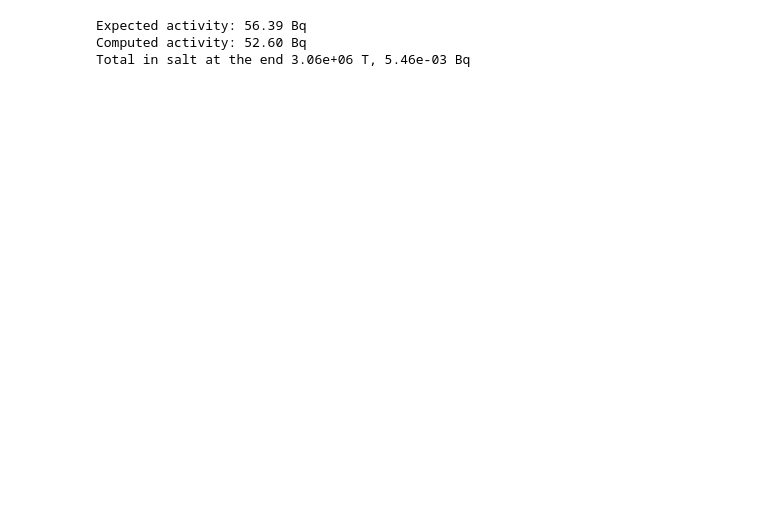
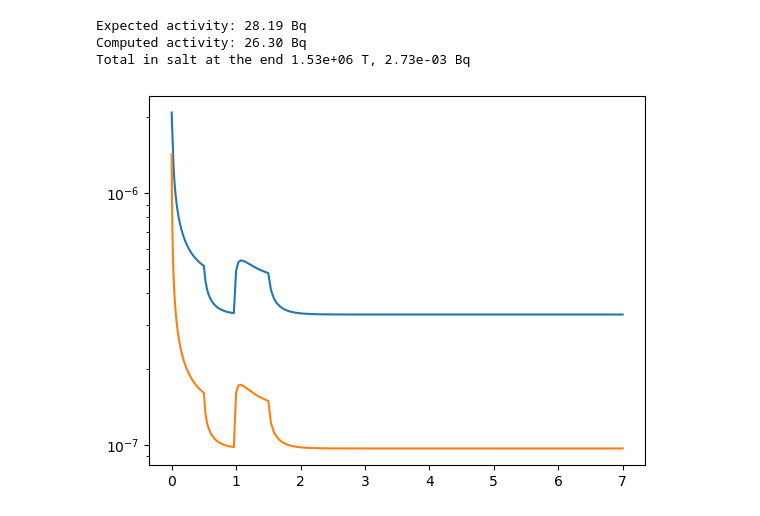
Before and after one commit to WeaverC20/LIBRADiff, a Jupyter notebook: BABY_2D_Transient_Simulation.ipynb, the cells around one changed output. Saved outputs shown, nothing was run; the diff lists cells and outputs as text; code cells hidden in the pictures; blank space fills up the shorter version.

```diff
--- a/BABY_2D_Transient_Simulation.ipynb
+++ b/BABY_2D_Transient_Simulation.ipynb
@@ -120,5 +122,5 @@ plt.show()
 # %%
-measured_tritium_source = 3.65e5  # T/s
+measured_tritium_source = 3.65e5/2  # T/s
 
 twelve_hr = 12 * 3600
 
@@ -129,6 +131,13 @@ print(f"Expected activity: {expected_activity:.2f} Bq")
 print(f"Computed activity: {computed_activity:.2f} Bq")
 print(f"Total in salt at the end {total_volume[-1]:.2e} T, {quantity_to_activity(total_volume[-1]):.2e} Bq")
 # %% [output]
-Expected activity: 56.39 Bq
-Computed activity: 52.60 Bq
-Total in salt at the end 3.06e+06 T, 5.46e-03 Bq
+Expected activity: 28.19 Bq
+Computed activity: 26.30 Bq
+Total in salt at the end 1.53e+06 T, 2.73e-03 Bq
+# %%
+plt.plot(t* s_to_day, k_top)
+plt.plot(t* s_to_day, k_wall)
+plt.yscale("log")
+plt.show()
+# %% [output]
+[figure, added]
```
Also changed, not shown: parts of 3 cells of this notebook, 1 other file.
